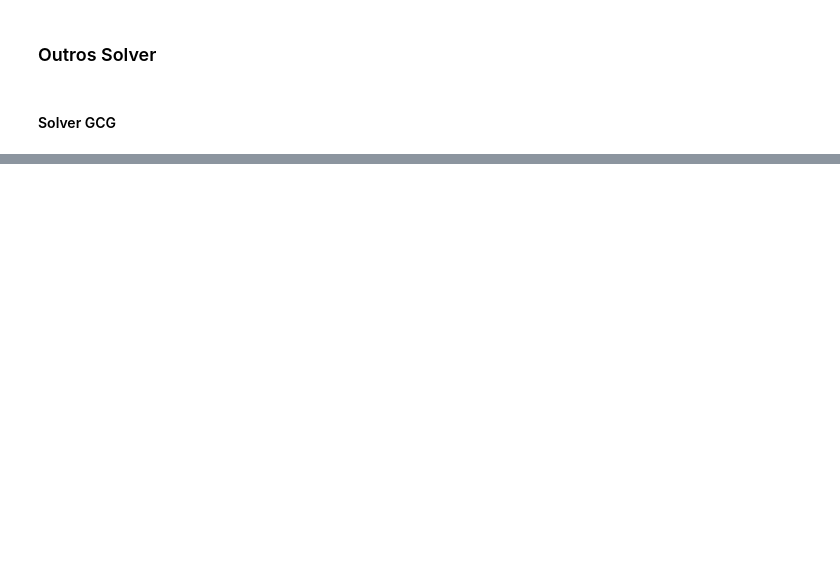
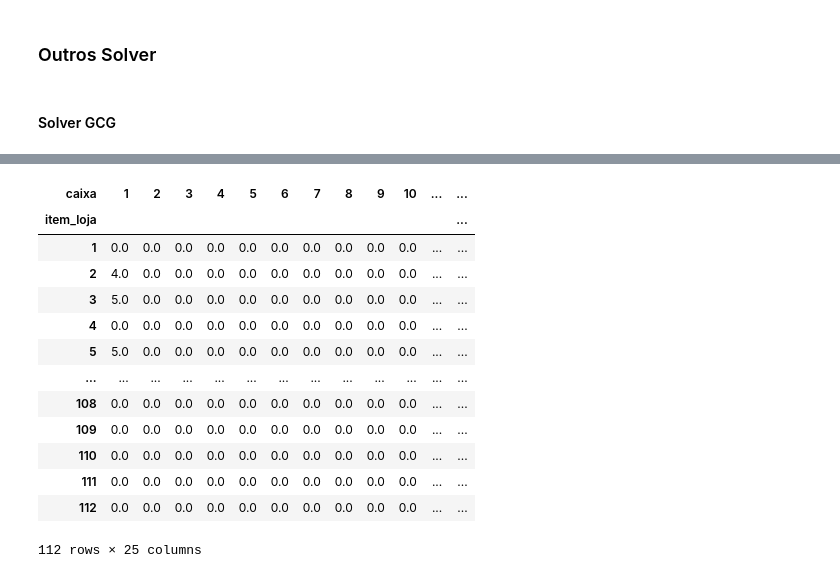
Before and after one commit to CandaPin/Resolucao_Problemas, a Jupyter notebook: 02-Notebook/02-cqavp-AMPL-Bin_packing.ipynb, the cells around one changed output, grey strips where cells are left out. Saved outputs shown, nothing was run; the diff lists cells and outputs as text; code cells hidden in the pictures; blank space fills up the shorter version.

```diff
--- a/02-Notebook/02-cqavp-AMPL-Bin_packing.ipynb
+++ b/02-Notebook/02-cqavp-AMPL-Bin_packing.ipynb
@@ -1784,0 +2145,7 @@ número de caixas: 25
+# %%
+buffer = df_process_situacao5['Tipo_de_buffer'].unique()[0]
+cp = df_caixas_padrao.query(f'Tipo_de_buffer == "{buffer}"')['Peso_max_(kg)'].values
+cv = df_caixas_padrao.query(f'Tipo_de_buffer == "{buffer}"')['volume_util_caixa'].values
+np = df_caixas_padrao.query(f'Tipo_de_buffer == "{buffer}"')['Peças_max'].values
+
+print(cp, cv, np)
@@ -1784,0 +2187,17 @@ número de caixas: 25
+# %%
+ampl.param["n"] = len(pecas)
+
+ampl.param["cp"] = cp
+ampl.param["cv"] = cv
+ampl.param["np"] = np
+ampl.param["r"] = len(volume.columns) -1
+
+v = volume.drop(columns='item_loja')
+w = peso.drop(columns='item_loja')
+d= pecas.drop(columns='item_loja')
+inner_ = inner.drop(columns='item_loja')
+
+ampl.param["w"] = {(i, k): w.iloc[i - 1][k - 1] for i in range(1, len(w)+1) for k in range(1, len(w.columns)+1)}
+ampl.param["v"] = {(i, k): v.iloc[i - 1][k - 1] for i in range(1, len(v)+1) for k in range(1, len(v.columns)+1)}
+ampl.param["d"] = {(i, k): d.iloc[i - 1][k - 1] for i in range(1, len(d)+1) for k in range(1, len(d.columns)+1)}
+ampl.param["inner"] = {(i, k): inner_.iloc[i - 1][k - 1] for i in range(1, len(inner_)+1) for k in range(1, len(inner_.columns)+1)}
@@ -1784,0 +2234,4 @@ número de caixas: 25
+# %%
+ampl.option["solver"] = "gcg"
+ampl.option["gcg_options"] = "outlev=1 timelimit=240"
+ampl.solve()
@@ -1784,0 +2277,6 @@ número de caixas: 25
+# %%
+e_s5 = ampl.getVariable('e').getValues().toPandas()
+e_s5 = e_s5.reset_index()
+e_s5.columns = ['item_loja','caixa', 'Loja', 'valor_multiplo']
+e_s5 = e_s5.query('valor_multiplo >0')
+e_s5#.head(20)
@@ -1784,0 +2297,17 @@ número de caixas: 25
+# %%
+e_s5.query('Loja == 1').pivot_table(index='item_loja', columns='caixa', values='valor_multiplo', fill_value=0)
+# %% [output]
+| caixa | 1 | 2 | 3 | 4 | 5 | 6 | 7 | 8 | 9 | 10 | ... | ... |
+| item_loja |  |  |  |  |  |  |  |  |  |  |  | ... |
+| 1 | 0.0 | 0.0 | 0.0 | 0.0 | 0.0 | 0.0 | 0.0 | 0.0 | 0.0 | 0.0 | ... | ... |
+| 2 | 4.0 | 0.0 | 0.0 | 0.0 | 0.0 | 0.0 | 0.0 | 0.0 | 0.0 | 0.0 | ... | ... |
+| 3 | 5.0 | 0.0 | 0.0 | 0.0 | 0.0 | 0.0 | 0.0 | 0.0 | 0.0 | 0.0 | ... | ... |
+| 4 | 0.0 | 0.0 | 0.0 | 0.0 | 0.0 | 0.0 | 0.0 | 0.0 | 0.0 | 0.0 | ... | ... |
+| 5 | 5.0 | 0.0 | 0.0 | 0.0 | 0.0 | 0.0 | 0.0 | 0.0 | 0.0 | 0.0 | ... | ... |
+| ... | ... | ... | ... | ... | ... | ... | ... | ... | ... | ... | ... | ... |
+| 108 | 0.0 | 0.0 | 0.0 | 0.0 | 0.0 | 0.0 | 0.0 | 0.0 | 0.0 | 0.0 | ... | ... |
+| 109 | 0.0 | 0.0 | 0.0 | 0.0 | 0.0 | 0.0 | 0.0 | 0.0 | 0.0 | 0.0 | ... | ... |
+| 110 | 0.0 | 0.0 | 0.0 | 0.0 | 0.0 | 0.0 | 0.0 | 0.0 | 0.0 | 0.0 | ... | ... |
+| 111 | 0.0 | 0.0 | 0.0 | 0.0 | 0.0 | 0.0 | 0.0 | 0.0 | 0.0 | 0.0 | ... | ... |
+| 112 | 0.0 | 0.0 | 0.0 | 0.0 | 0.0 | 0.0 | 0.0 | 0.0 | 0.0 | 0.0 | ... | ... |
+112 rows × 25 columns
```
Also changed, not shown: parts of 67 cells of this notebook, 1 other file.
